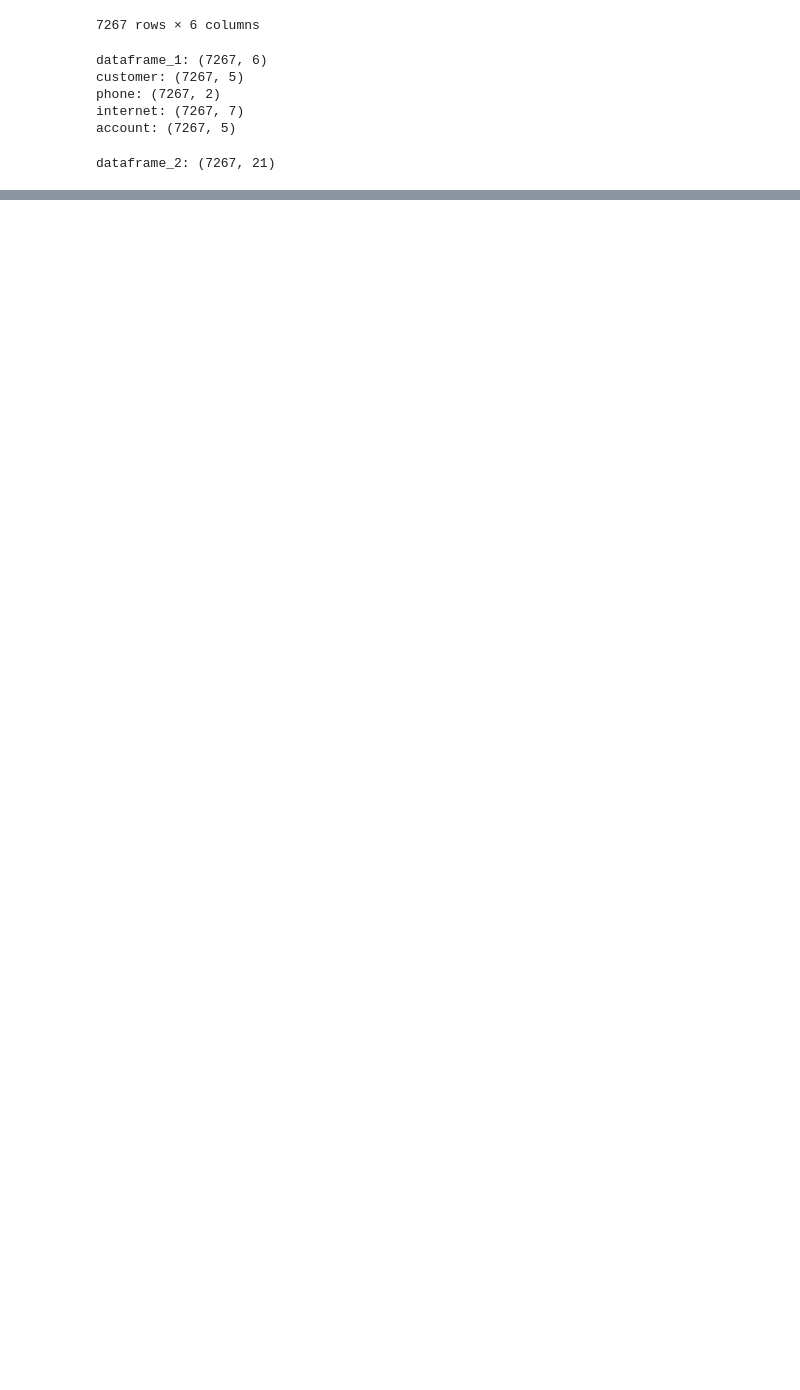
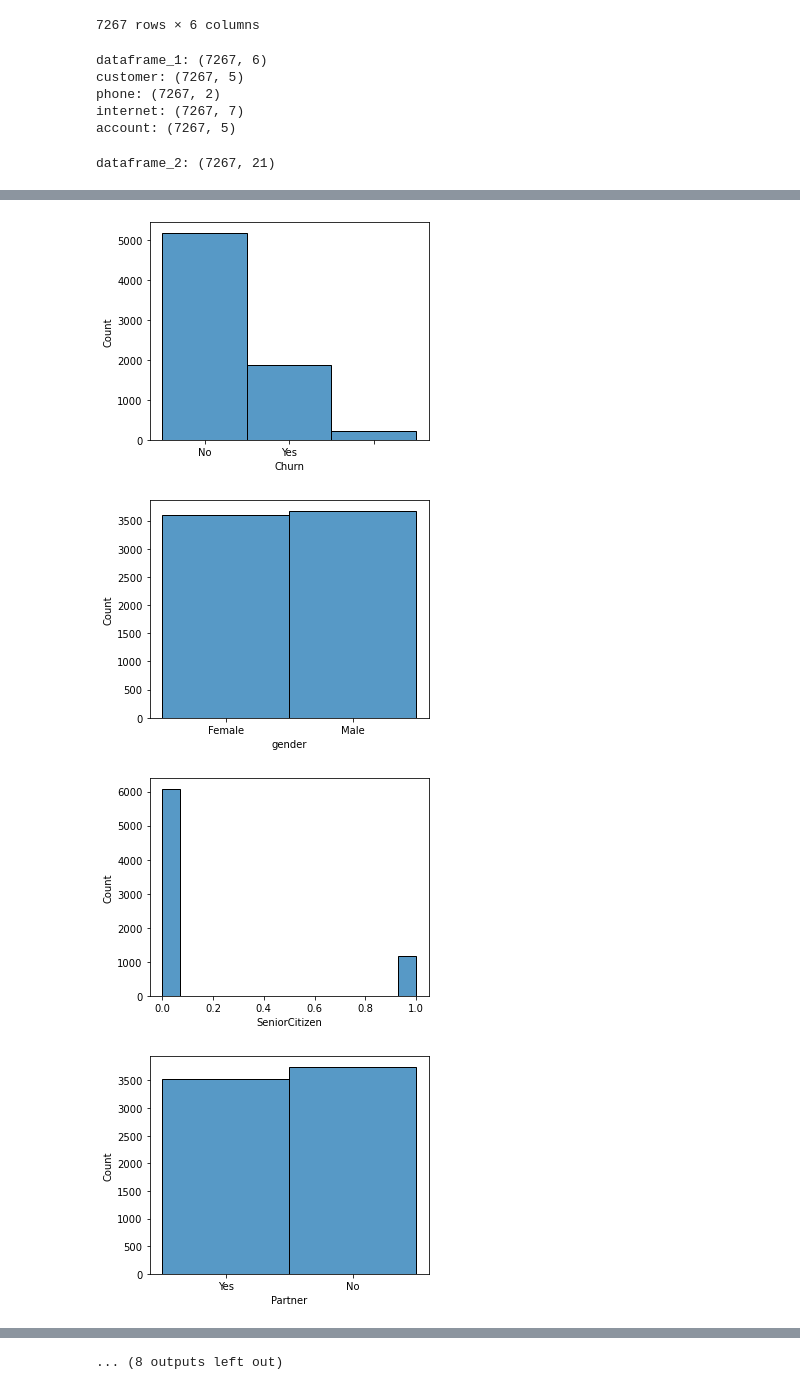
Before and after one commit to ViniciusSimm/alura-voz, a Jupyter notebook: data_explorer.ipynb, the cells around one changed output, grey strips where cells are left out. Saved outputs shown, nothing was run; the diff lists cells and outputs as text; code cells hidden in the pictures; blank space fills up the shorter version.

```diff
--- a/data_explorer.ipynb
+++ b/data_explorer.ipynb
@@ -67,3 +47,6 @@ dataframe_2 = dataframe_1.join(dataframe_customer).join(dataframe_phone).join(da
 print('dataframe_2:',dataframe_2.shape)
 # %% [output]
 dataframe_2: (7267, 21)
+# %%
+dataframe_2 = dataframe_2.drop('customerID',axis=1)
+dataframe_2
@@ -69,0 +72,10 @@ dataframe_2: (7267, 21)
+# %%
+for column in dataframe_2.columns:
+    plt.figure(figsize=(5,4))
+    sns.histplot(dataframe_2[column])
+    plt.show()
+# %% [output]
+[figure, added]
+[figure, added]
+[figure, added]
+[figure, added]
@@ -69,0 +90 @@ dataframe_2: (7267, 21)
+... (8 outputs left out)
```
Also changed, not shown: parts of 9 cells of this notebook.
